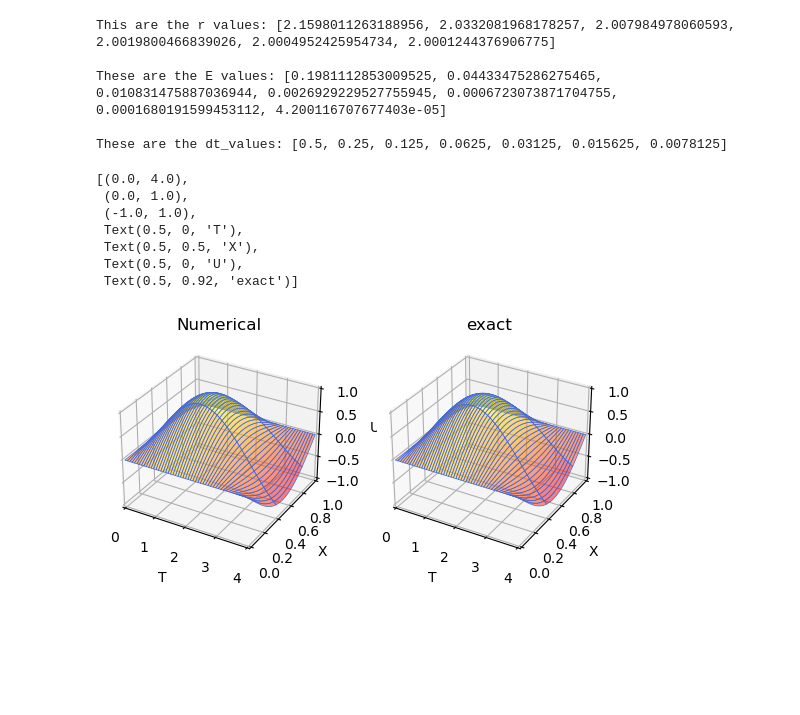
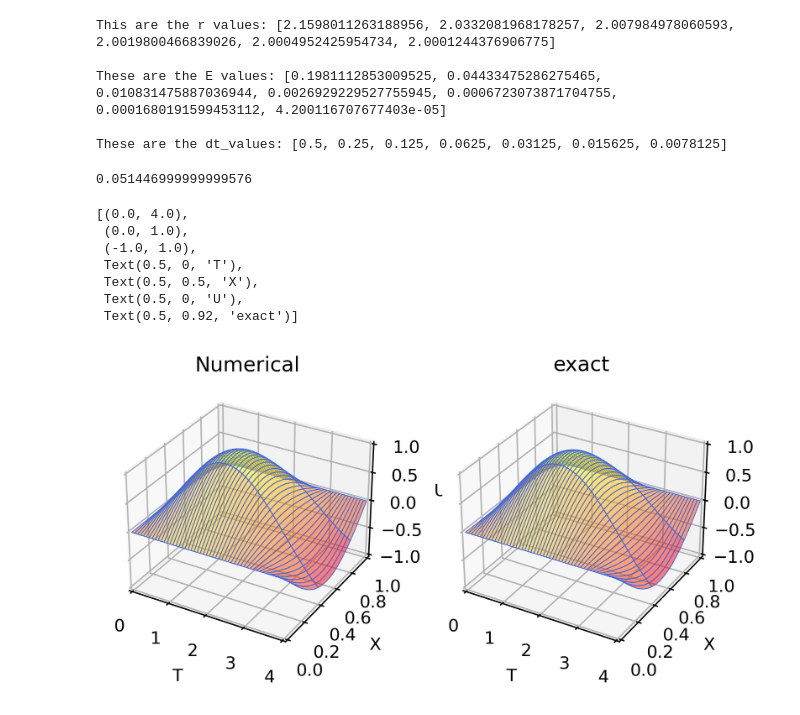
Before and after one commit to ssantellanes/CS607, a Jupyter notebook: Santellanes_Sean_HW2.ipynb, the cells around one changed output. Saved outputs shown, nothing was run; the diff lists cells and outputs as text; code cells hidden in the pictures; blank space fills up the shorter version.

```diff
--- a/Santellanes_Sean_HW2.ipynb
+++ b/Santellanes_Sean_HW2.ipynb
@@ -75,12 +75,13 @@ These are the E values: [0.1981112853009525, 0.04433475286275465, 0.010831475887
 
 These are the dt_values: [0.5, 0.25, 0.125, 0.0625, 0.03125, 0.015625, 0.0078125]
 # %%
-def wave_solver(I,V,f,c,L,dt,C,T):
+def wave_solver(I,V,f,c,L,dt,dx,T):
     Nt=int(round(T/dt))
     t=np.linspace(0,Nt*dt,Nt+1)
-    dx=(dt*c)/float(C)
+
     Nx=int(round(L/dx))
     x=np.linspace(0,L,Nx+1)
+    C=c*(dt/dx)
     C2=C**2
     dx=x[1]-x[0]
     dt=t[1]-t[0]
@@ -127,27 +128,30 @@ dx=0.05
 c=1
 T=4
 L=1
-C=c*(dt/dx)
-u_in,x,t,cpu_time=wave_solver(I,V,F,c,L,dt,C,T)
+
+u_in,x,t,cpu_time=wave_solver(I,V,F,c,L,dt,dx,T)
+print(cpu_time)
+# %% [output]
+0.051446999999999576
 # %%
 import matplotlib.pyplot as plt
 from mpl_toolkits.mplot3d import axes3d
 (TT,XX)=np.meshgrid(t,x)
-fig, axs = plt.subplots(1, 2, subplot_kw={'projection': '3d'})
+fig, axs = plt.subplots(1, 2, subplot_kw={'projection': '3d'},dpi=300)
 axs[0].plot_surface(TT, XX, u_in, cmap='autumn', edgecolor='royalblue',lw=0.5, rstride=8, cstride=8,
                 alpha=0.5)
 axs[0].set(xlim=(0, 4), ylim=(0, 1), zlim=(-1, 1),
        xlabel='T', ylabel='X', zlabel='U',title='Numerical')
 axs[1].plot_surface(TT, XX, np.sin(TT)*np.sin(np.pi*XX), cmap='autumn', edgecolor='royalblue',lw=0.5, rstride=8, cstride=8,
                 alpha=0.5)
 axs[1].set(xlim=(0, 4), ylim=(0, 1), zlim=(-1, 1),
        xlabel='T', ylabel='X', zlabel='U',title='exact')
 # %% [output]
 [(0.0, 4.0),
  (0.0, 1.0),
  (-1.0, 1.0),
  Text(0.5, 0, 'T'),
  Text(0.5, 0.5, 'X'),
  Text(0.5, 0, 'U'),
  Text(0.5, 0.92, 'exact')]
-[figure, old version]
+[figure, new version]
```
